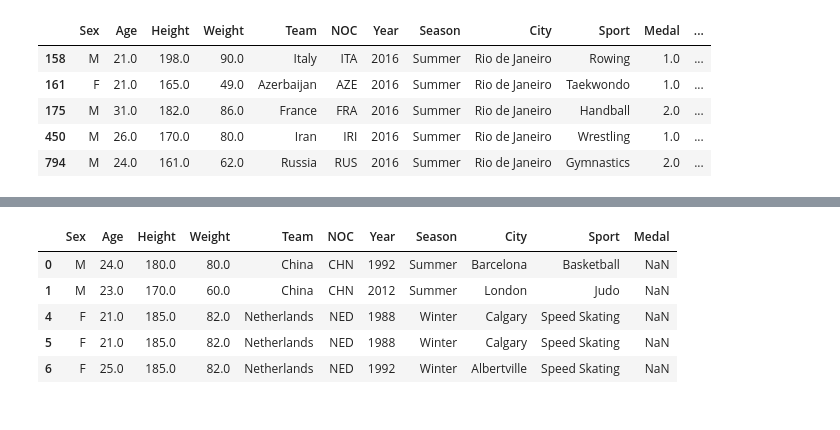
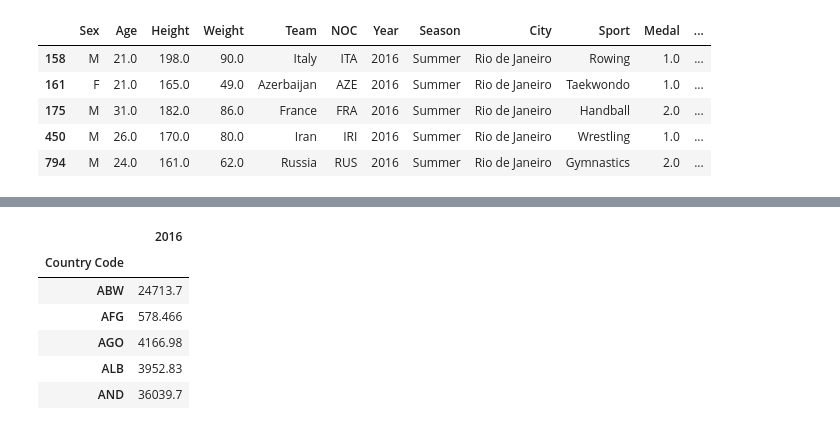
Before and after one commit to ErickaBermudez/ds-olympics, a Jupyter notebook: final.ipynb, the cells around one changed output, grey strips where cells are left out. Saved outputs shown, nothing was run; the diff lists cells and outputs as text; code cells hidden in the pictures.

```diff
--- a/final.ipynb
+++ b/final.ipynb
@@ -428,9 +426,11 @@ clust_a=clust_a.drop(columns=["Medal_Won"])
-# %%
-aux1.head()
-# %% [output]
-|  | Sex | Age | Height | Weight | Team | NOC | Year | Season | City | Sport | Medal |
-| 0 | M | 24.0 | 180.0 | 80.0 | China | CHN | 1992 | Summer | Barcelona | Basketball | NaN |
-| 1 | M | 23.0 | 170.0 | 60.0 | China | CHN | 2012 | Summer | London | Judo | NaN |
-| 4 | F | 21.0 | 185.0 | 82.0 | Netherlands | NED | 1988 | Winter | Calgary | Speed Skating | NaN |
-| 5 | F | 21.0 | 185.0 | 82.0 | Netherlands | NED | 1988 | Winter | Calgary | Speed Skating | NaN |
-| 6 | F | 25.0 | 185.0 | 82.0 | Netherlands | NED | 1992 | Winter | Albertville | Speed Skating | NaN |
+# %%
+clusgdp=df_GDP_4years[['2016']]
+clusgdp.head()
+# %% [output]
+|  | 2016 |
+| Country Code |  |
+| ABW | 24713.7 |
+| AFG | 578.466 |
+| AGO | 4166.98 |
+| ALB | 3952.83 |
+| AND | 36039.7 |
```
Also changed, not shown: parts of 9 cells of this notebook.
